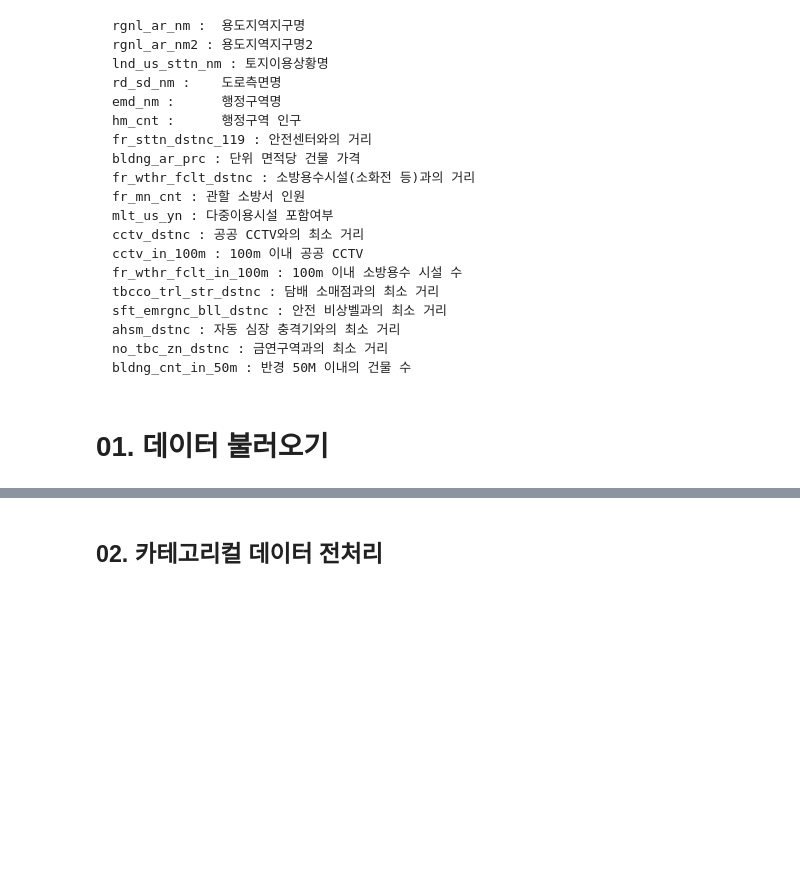
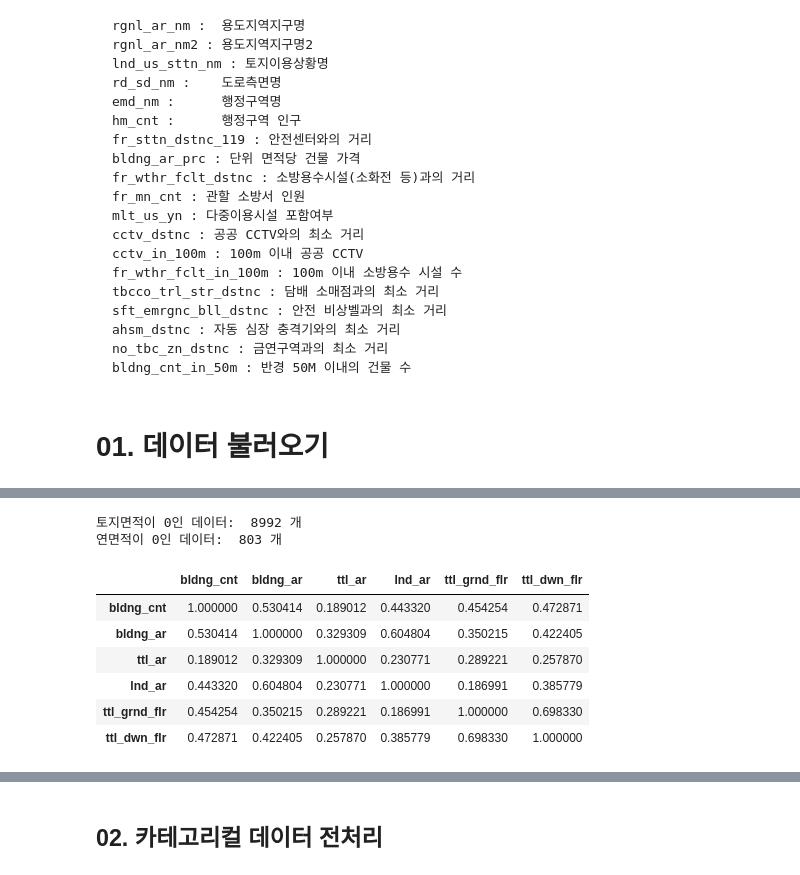
Before and after one commit to hanseul-wang/fire-prediction-model-Kimhae, a Jupyter notebook: Fire/Data_analysis/Train_Data_EDA.ipynb, the cells around one changed output, grey strips where cells are left out. Saved outputs shown, nothing was run; the diff lists cells and outputs as text; code cells hidden in the pictures; blank space fills up the shorter version.

```diff
--- a/Fire/Data_analysis/Train_Data_EDA.ipynb
+++ b/Fire/Data_analysis/Train_Data_EDA.ipynb
@@ -92,0 +130,24 @@ print('토지면적이 0인 데이터: ', len(tDB[tDB['lnd_ar'] == 0.0]), '개')
+# %%
+for x in tDB[tDB['lnd_ar2'] == 0].index:
+    tDB['lnd_ar2'][x] = tDB['bldng_ar'][x]
+print('토지면적이 0인 데이터: ', len(tDB[tDB['lnd_ar2'] == 0.0]), '개')
+
+
+for x in tDB[tDB['ttl_ar2'] == 0].index:
+    tDB['ttl_ar2'][x] = tDB['bldng_ar'][x] * tDB['tt_flr'][x]
+
+print('연면적이 0인 데이터: ', len(tDB[tDB['ttl_ar2'] == 0.0]), '개')
+# %% [output]
+토지면적이 0인 데이터:  8992 개
+연면적이 0인 데이터:  803 개
+# %%
+a = tDB[['bldng_cnt','bldng_ar', 'ttl_ar', 'lnd_ar', 'ttl_grnd_flr', 'ttl_dwn_flr']]
+a.iloc[:,:].corr()
+# %% [output]
+|  | bldng_cnt | bldng_ar | ttl_ar | lnd_ar | ttl_grnd_flr | ttl_dwn_flr |
+| bldng_cnt | 1.000000 | 0.530414 | 0.189012 | 0.443320 | 0.454254 | 0.472871 |
+| bldng_ar | 0.530414 | 1.000000 | 0.329309 | 0.604804 | 0.350215 | 0.422405 |
+| ttl_ar | 0.189012 | 0.329309 | 1.000000 | 0.230771 | 0.289221 | 0.257870 |
+| lnd_ar | 0.443320 | 0.604804 | 0.230771 | 1.000000 | 0.186991 | 0.385779 |
+| ttl_grnd_flr | 0.454254 | 0.350215 | 0.289221 | 0.186991 | 1.000000 | 0.698330 |
+| ttl_dwn_flr | 0.472871 | 0.422405 | 0.257870 | 0.385779 | 0.698330 | 1.000000 |
```
Also changed, not shown: parts of 19 cells of this notebook, 2 other files.
